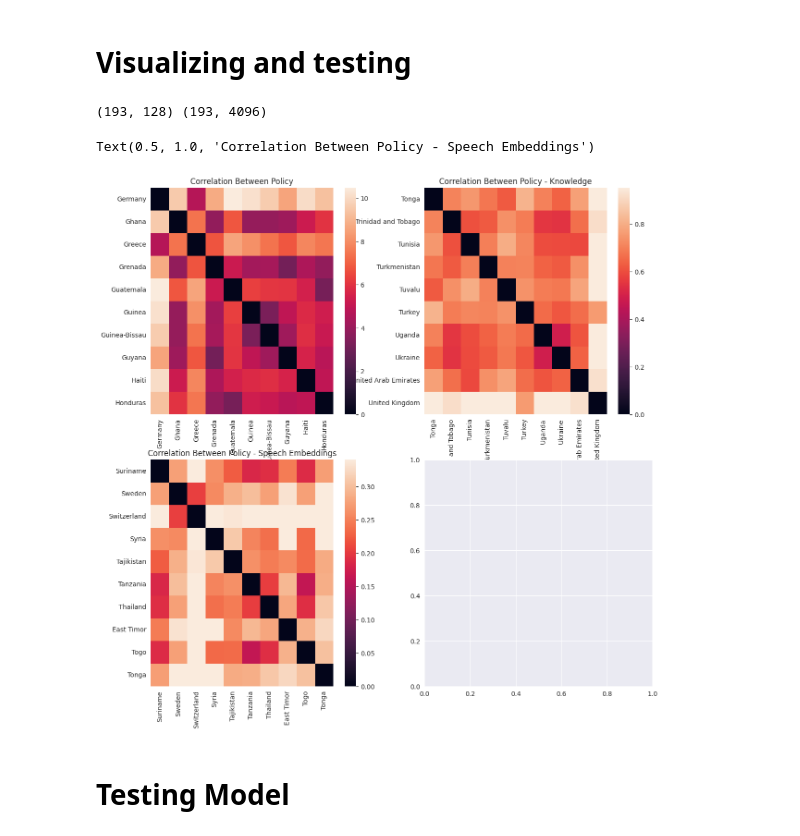
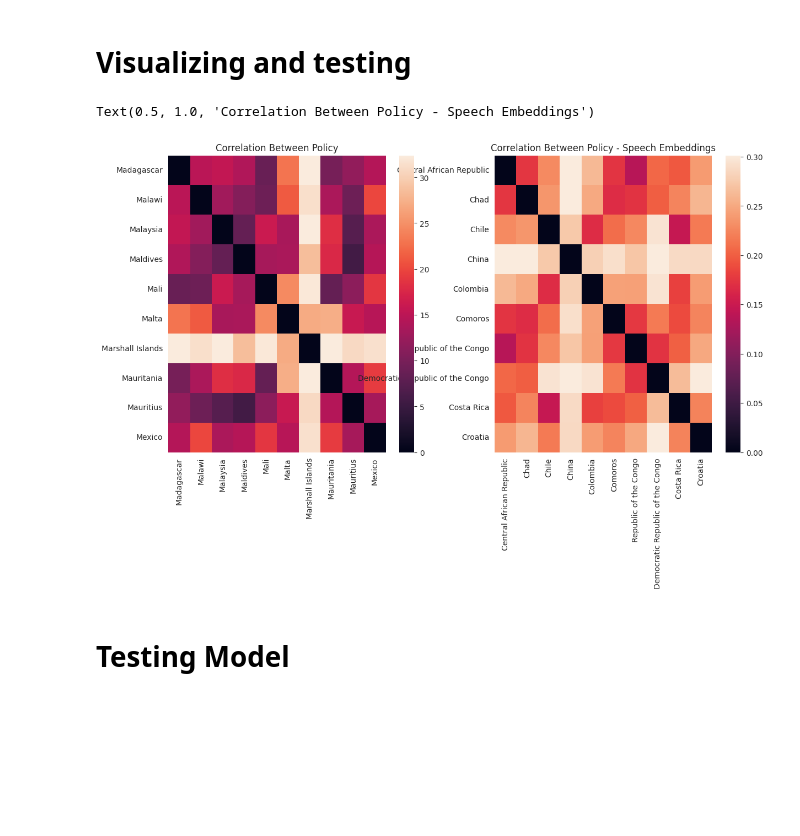
Before and after one commit to IWonderTheFirst/mun, a Jupyter notebook: policy.ipynb, the cells around one changed output. Saved outputs shown, nothing was run; the diff lists cells and outputs as text; code cells hidden in the pictures; blank space fills up the shorter version.

Commit message:
Kaggle Notebook | MUN speech policy alignment generation | Version 51

```diff
--- a/policy.ipynb
+++ b/policy.ipynb
@@ -489,13 +441,10 @@ In model
 # %%
 #df = df.drop(columns=['Bolivia, Plurinational State of', 'Brunei Darussalam'])
 countries = list(df.columns)
-graph_data = []
 speech_data = []
 for country in countries:
-    graph_data.append(list(model.wv[country]))
     speech_data.append(list(df[country]))
 
-graph_data = np.array(graph_data)
 speech_data = np.array(speech_data)
 # %% [markdown]
 # Combining speech embeddings and knowledge based embeddings
@@ -569,19 +518,27 @@ def regularization_loss(model, l1_lambda, l2_lambda):
             l2_reg += torch.norm(param, 2) ** 2
     return l1_lambda * l1_reg + l2_lambda * l2_reg
 # %%
+import torch.nn as nn
+
 class SpeechEncoder(nn.Module):
-    def __init__(self, speech_dim=4096, output_dim=512):
+    def __init__(self, speech_dim=4096, output_dim=512, dropout=0.2):
         super().__init__()
         self.encoder = nn.Sequential(
-            nn.Linear(speech_dim, 1024),
-            nn.ReLU(),
-            nn.Linear(1024, output_dim)
+            nn.LayerNorm(speech_dim),           # stabilize high-dim input
+            nn.Linear(speech_dim, 2048),        # wide first projection
+            nn.GELU(),                           # non-linearity suited for embeddings
+            nn.Dropout(dropout),
+
+            nn.Linear(2048, 1024),
+            nn.GELU(),
+            nn.Dropout(dropout),
+
+            nn.Linear(1024, output_dim),
+            nn.LayerNorm(output_dim)            # stabilize for downstream tasks
         )
-        self.layer_norm = nn.LayerNorm(output_dim)
 
     def forward(self, speech_emb):
-        x = self.encoder(speech_emb)
-        return self.layer_norm(x)
+        return self.encoder(speech_emb)
 
 model = SpeechEncoder(
     speech_dim=speech_data.shape[1],
@@ -882,47 +783,38 @@ def get_corr_matrix(final_country_embeddings):
     start = random.randint(0, len(final_country_embeddings.columns)-10)
     corr_matrix = pd.DataFrame(
         index=final_country_embeddings.columns[start:start+10],
         columns=final_country_embeddings.columns[start:start+10],
         dtype=float
     )
     for i, country in enumerate(final_country_embeddings.columns[start:start+10]):
         for j, country_2 in enumerate(final_country_embeddings.columns[start:start+10]):
             if j > i:
                 sim = compare_countries(country, country_2, final_country_embeddings)
                 corr_matrix.loc[country, country_2] = sim
                 corr_matrix.loc[country_2, country] = sim
             elif j==i:
                 corr_matrix.loc[country, country_2] = 0
     return corr_matrix
 
 corr_matrix = get_corr_matrix(final_country_embeddings)
-graph_data = np.array(graph_data)
 speech_data = np.array(speech_data)
-print(graph_data.shape, speech_data.shape)
-
-graph_df = pd.DataFrame(graph_data.transpose(), columns=countries)
 speech_df = pd.DataFrame(speech_data.transpose(), columns=countries)
 
-graph_df = get_corr_matrix(graph_df)
 speech_df = get_corr_matrix(speech_df)
 
-fig, axes = plt.subplots(2, 2, figsize=(14, 14))
+fig, axes = plt.subplots(1, 2, figsize=(14, 7))
 axes = axes.flatten()
 
 minmax = 5
 
 sns.heatmap(corr_matrix, annot=False, vmin=min([item for sublist in [[[a for i, a in corr_matrix.items()][0][j] for i in range(10)] for j in range(10)] for item in sublist]), vmax=max([item for sublist in [[[a for i, a in corr_matrix.items()][0][j] for i in range(10)] for j in range(10)] for item in sublist]), ax=axes[0])
 axes[0].set_title('Correlation Between Policy')
 
-sns.heatmap(graph_df, annot=False, vmin=min([item for sublist in [[[a for i, a in graph_df.items()][0][j] for i in range(10)] for j in range(10)] for item in sublist]), vmax=max([item for sublist in [[[a for i, a in graph_df.items()][0][j] for i in range(10)] for j in range(10)] for item in sublist]), ax=axes[1])
-axes[1].set_title('Correlation Between Policy - Knowledge')
-
-sns.heatmap(speech_df, annot=False, vmin=min([item for sublist in [[[a for i, a in speech_df.items()][0][j] for i in range(10)] for j in range(10)] for item in sublist]), vmax=max([item for sublist in [[[a for i, a in speech_df.items()][0][j] for i in range(10)] for j in range(10)] for item in sublist]), ax=axes[2])
-axes[2].set_title('Correlation Between Policy - Speech Embeddings')
+sns.heatmap(speech_df, annot=False, vmin=min([item for sublist in [[[a for i, a in speech_df.items()][0][j] for i in range(10)] for j in range(10)] for item in sublist]), vmax=max([item for sublist in [[[a for i, a in speech_df.items()][0][j] for i in range(10)] for j in range(10)] for item in sublist]), ax=axes[1])
+axes[1].set_title('Correlation Between Policy - Speech Embeddings')
 # %% [output]
-(193, 128) (193, 4096)
+Text(0.5, 1.0, 'Correlation Between Policy - Speech Embeddings')
-Text(0.5, 1.0, 'Correlation Between Policy - Speech Embeddings')
-[figure, old version]
+[figure, new version]
 # %% [markdown]
 # Testing Model
 # %%
```
Also changed, not shown: parts of 16 cells of this notebook.
